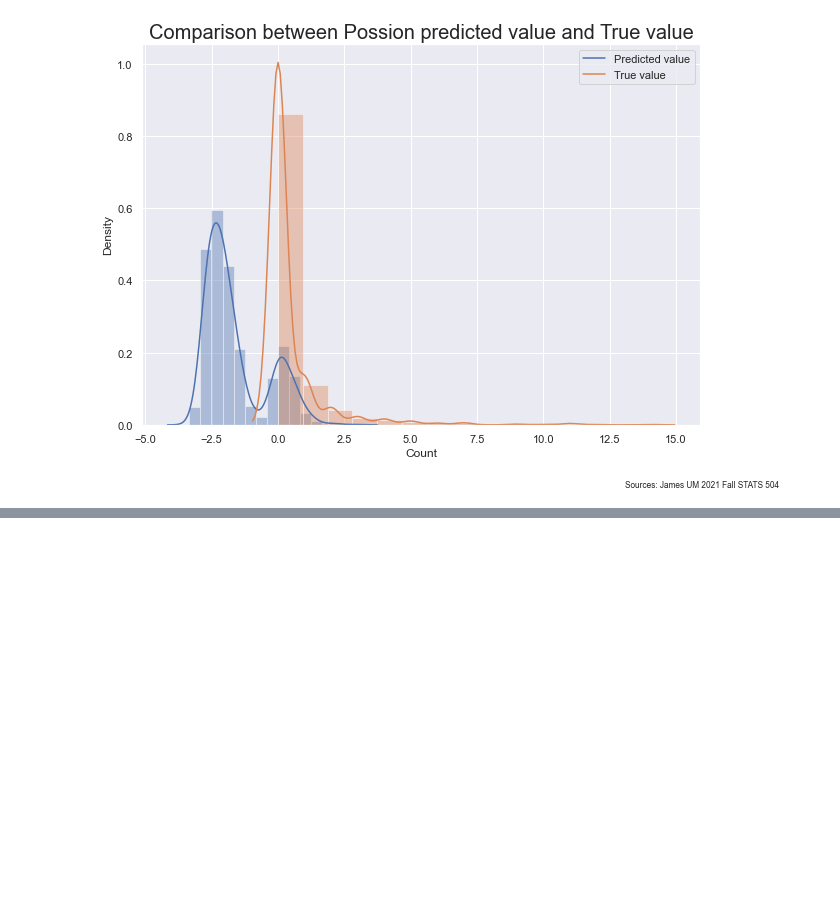
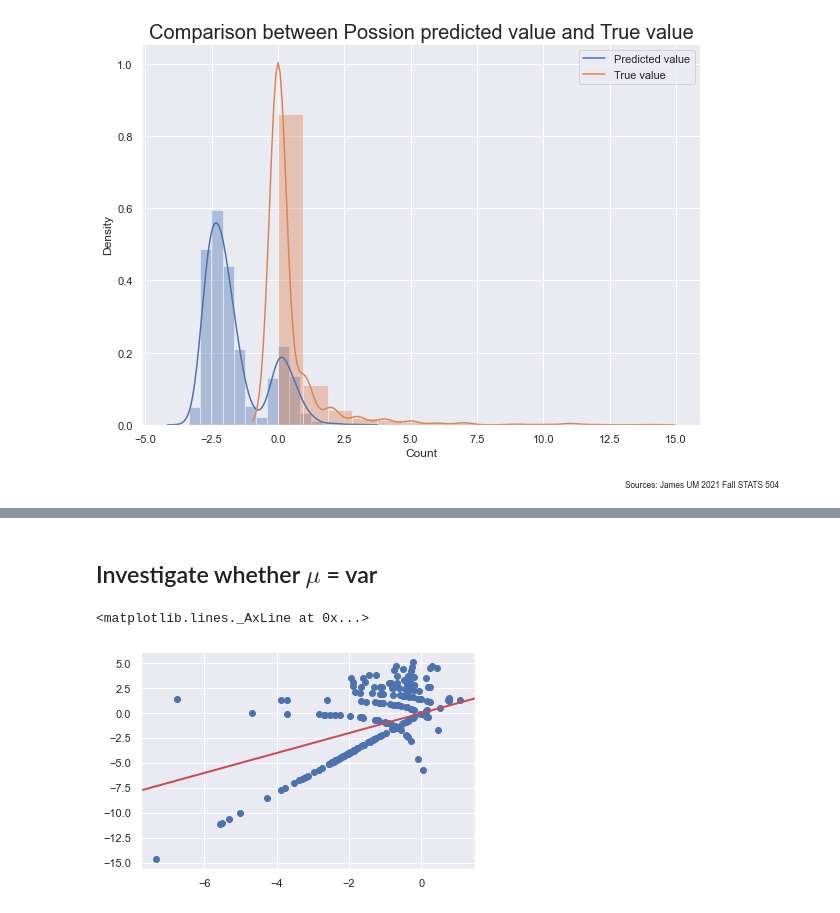
Before and after one commit to jamestang7/STATS504, a Jupyter notebook: stats504hw1.ipynb, the cells around one changed output, grey strips where cells are left out. Cells and saved outputs as stored; diff of their text form; code cells hidden in the pictures; blank space fills up the shorter version.

```diff
--- a/stats504hw1.ipynb
+++ b/stats504hw1.ipynb
@@ -320,3 +329,11 @@ Text(1, 0.01, 'Sources: James UM 2021 Fall STATS 504')
+# %% [markdown]
+## Investigate whether $\mu$ = var
+# %%
+plt.scatter(np.log(y_pred),np.log((df['reports']-y_pred)**2))
+plt.axline((0, 0), (1, 1), linewidth=2, color='r')
+# %% [output]
+<matplotlib.lines._AxLine at 0x...>
+[figure, added]
 # %%
 # Consider NegBin Regression
 nb_md = sm.GLM.from_formula(ps_formula,
```
Also changed, not shown: parts of 10 cells of this notebook.
